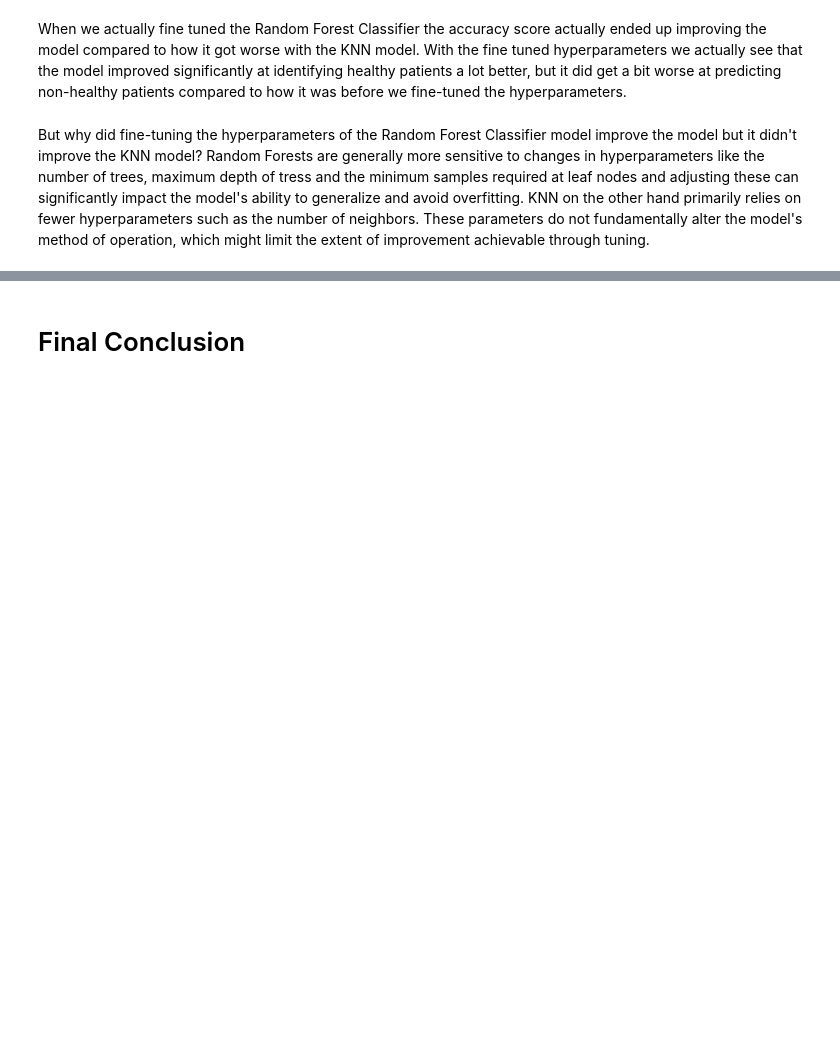
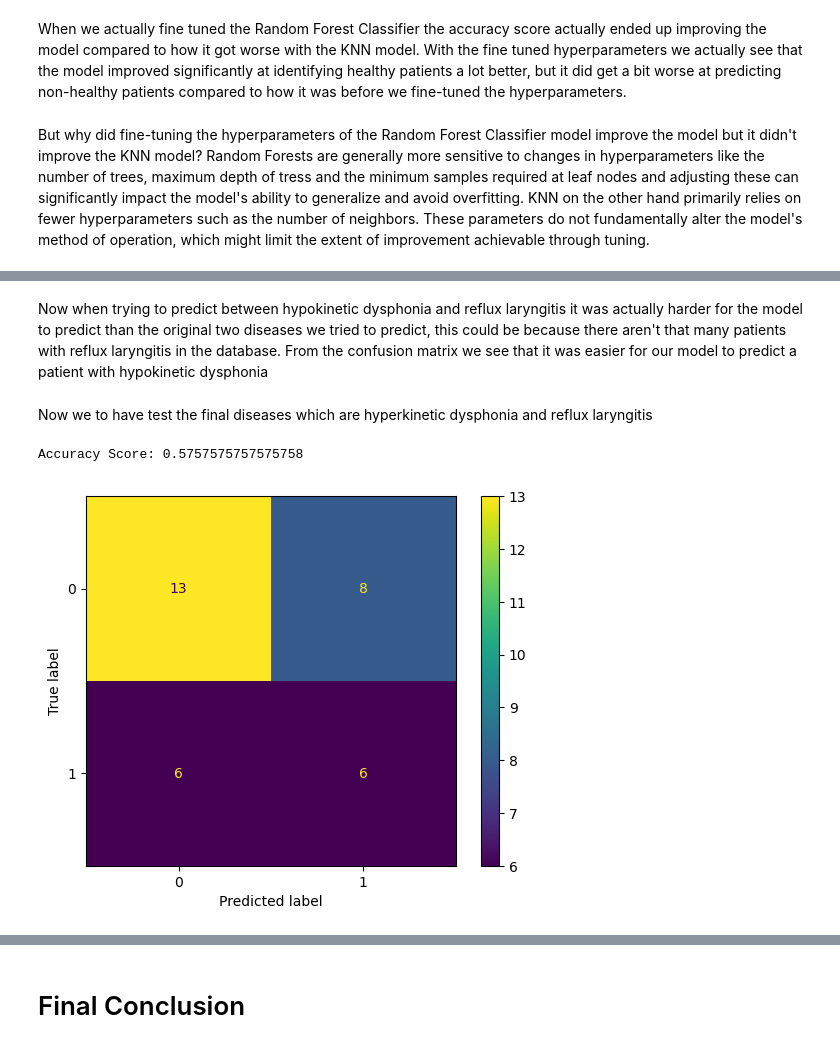
Before and after one commit to justinb91011/Voice_Data_Detects_Disease, a Jupyter notebook: voice-data.ipynb, the cells around one changed output, grey strips where cells are left out. Drawn from its saved outputs; the diff is of its cells as text; code cells hidden in the pictures; blank space fills up the shorter version.

```diff
--- a/voice-data.ipynb
+++ b/voice-data.ipynb
@@ -694,0 +734,27 @@ But why did fine-tuning the hyperparameters of the Random Forest Classifier mode
+# %% [markdown]
+Now when trying to predict between hypokinetic dysphonia and reflux laryngitis it was actually harder for the model to predict than the original two diseases we tried to predict, this could be because there aren't that many patients with reflux laryngitis in the database. From the confusion matrix we see that it was easier for our model to predict a patient with hypokinetic dysphonia
+# %% [markdown]
+Now we to have test the final diseases which are hyperkinetic dysphonia and reflux laryngitis
+# %%
+copy_all_subjects_df_3['Diagnosis'] = copy_all_subjects_df_3['Diagnosis'].str.lower().str.strip().apply(
+    lambda x: 0 if 'hyperkinetic dysphonia' in x else (1 if 'reflux laryngitis' in x else None))
+copy_all_subjects_df_3.dropna(subset=['Diagnosis'], inplace=True)
+copy_all_subjects_df_3['Diagnosis'] = copy_all_subjects_df_3['Diagnosis'].astype(int)
+voice_feature = ['Min_Signal']
+X = copy_all_subjects_df_3[voice_feature]
+y = copy_all_subjects_df_3['Diagnosis']
+
+X_train, X_test, y_train, y_test = train_test_split(X, y, test_size=0.3, random_state=42)
+knn = KNeighborsClassifier(n_neighbors=9)
+knn.fit(X_train, y_train)
+y_pred = knn.predict(X_test)
+
+accuracy = accuracy_score(y_test, y_pred)
+conf_matrix = confusion_matrix(y_test, y_pred)
+print(f'Accuracy Score: {accuracy}')
+disp = ConfusionMatrixDisplay(confusion_matrix=conf_matrix)
+disp.plot()
+plt.show()
+# %% [output]
+Accuracy Score: 0.5757575757575758
+[figure, added]
```
Also changed, not shown: parts of 14 cells of this notebook.
